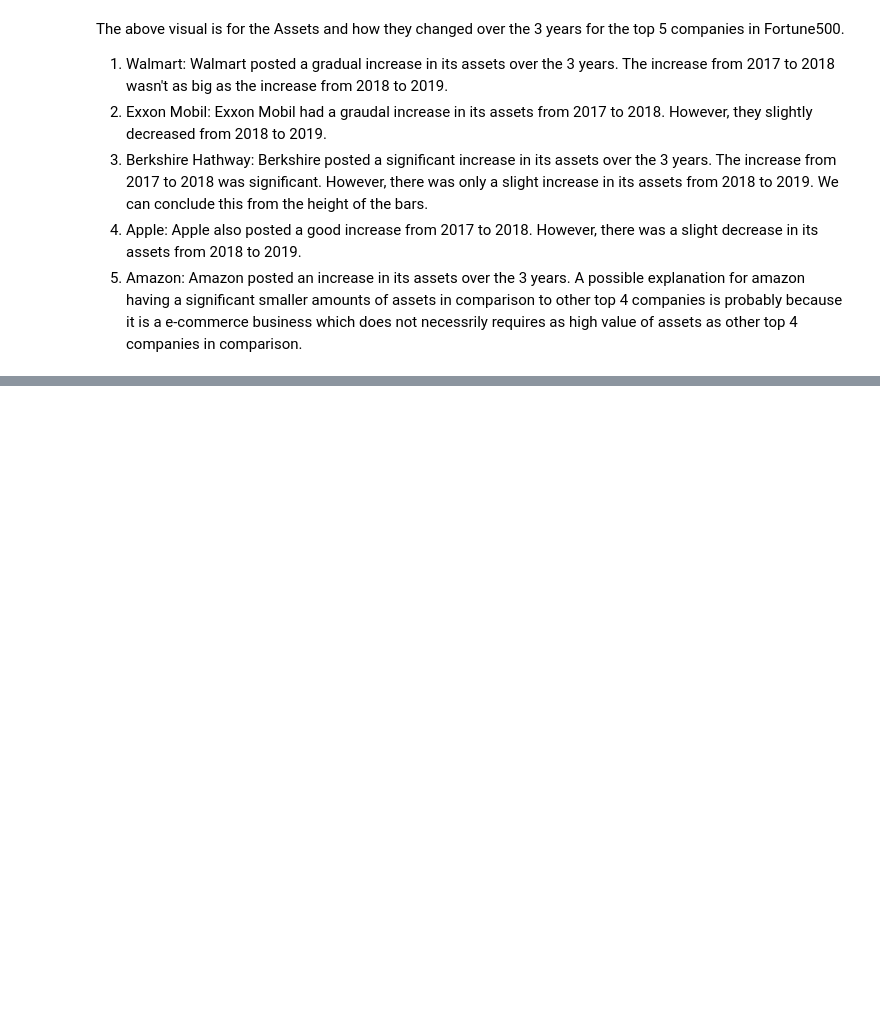
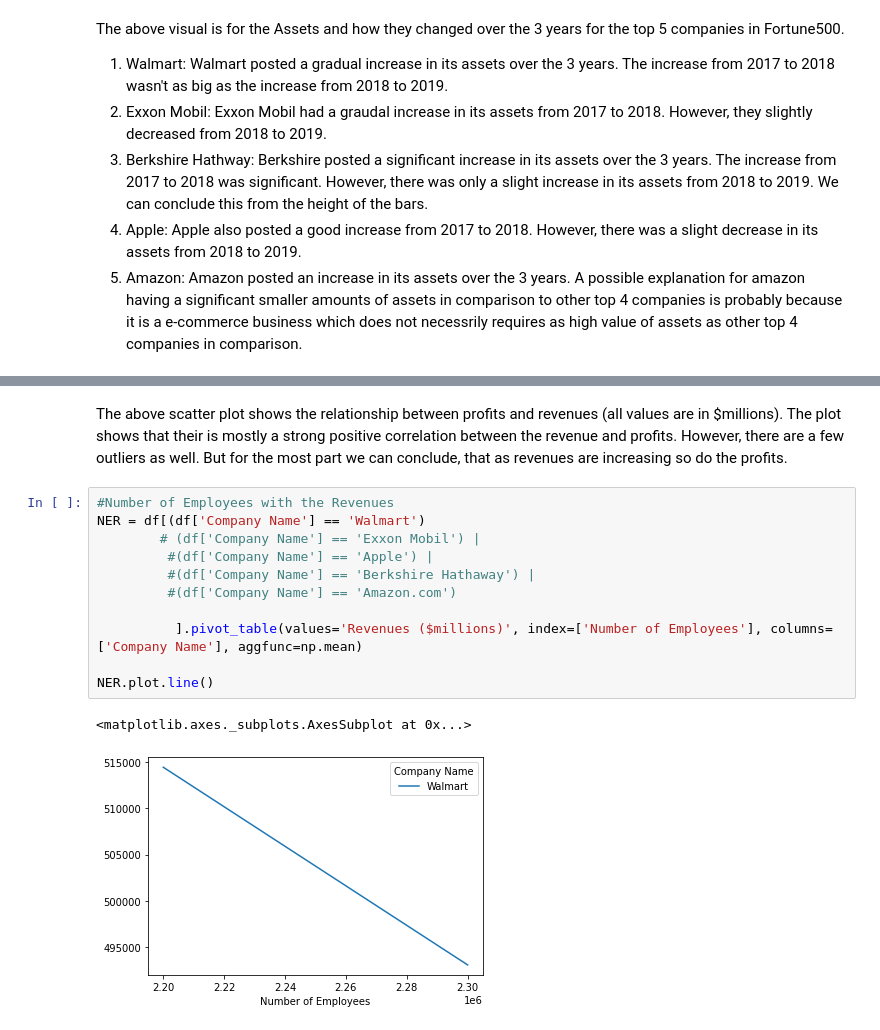
Before and after one commit to CS-UCR/final-project-wasp, a Jupyter notebook: EDA.ipynb, the cells around one changed output, grey strips where cells are left out. Cells and saved outputs as stored; diff of their text form; blank space fills up the shorter version.

```diff
--- a/EDA.ipynb
+++ b/EDA.ipynb
@@ -116,0 +132,17 @@ The above visual is for the Assets and how they changed over the 3 years for the
+# %% [markdown]
+The above scatter plot shows the relationship between profits and revenues (all values are in $millions).
+The plot shows that their is mostly a strong positive correlation between the revenue and profits. However, there are a few outliers as well. But for the most part we can conclude, that as revenues are increasing so do the profits.
+# %%
+#Number of Employees with the Revenues
+NER = df[(df['Company Name'] == 'Walmart')
+        # (df['Company Name'] == 'Exxon Mobil') |
+         #(df['Company Name'] == 'Apple') |
+         #(df['Company Name'] == 'Berkshire Hathaway') |
+         #(df['Company Name'] == 'Amazon.com')
+
+          ].pivot_table(values='Revenues ($millions)', index=['Number of Employees'], columns=['Company Name'], aggfunc=np.mean)
+
+NER.plot.line()
+# %% [output]
+<matplotlib.axes._subplots.AxesSubplot at 0x...>
+[figure, added]
```
Also changed, not shown: parts of 5 cells of this notebook.
